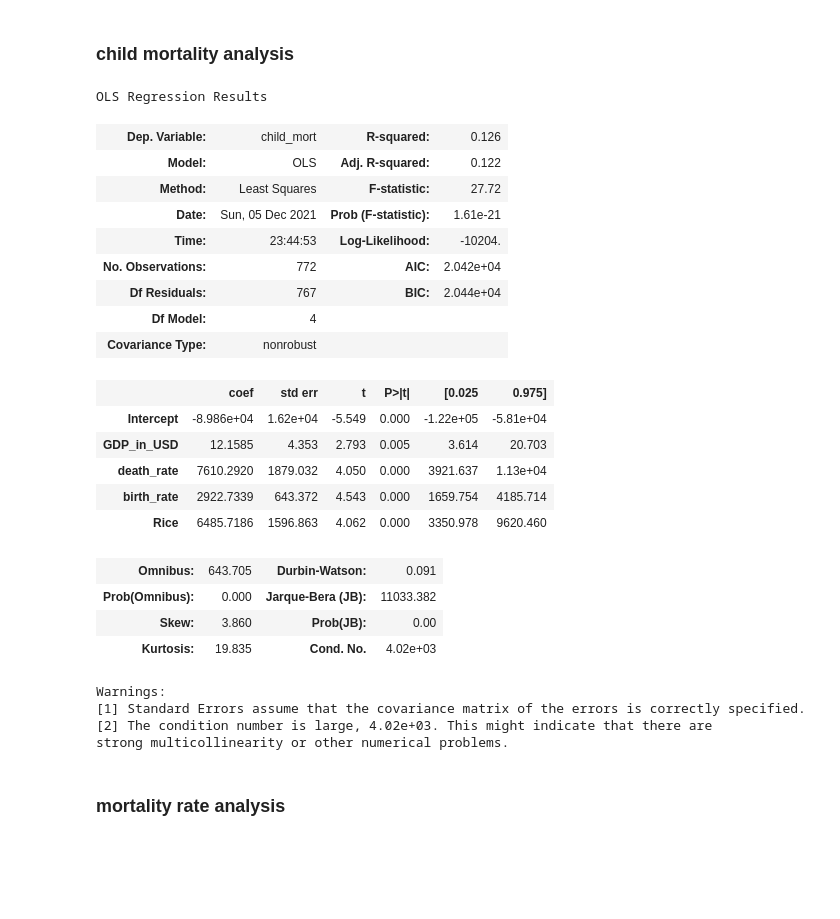
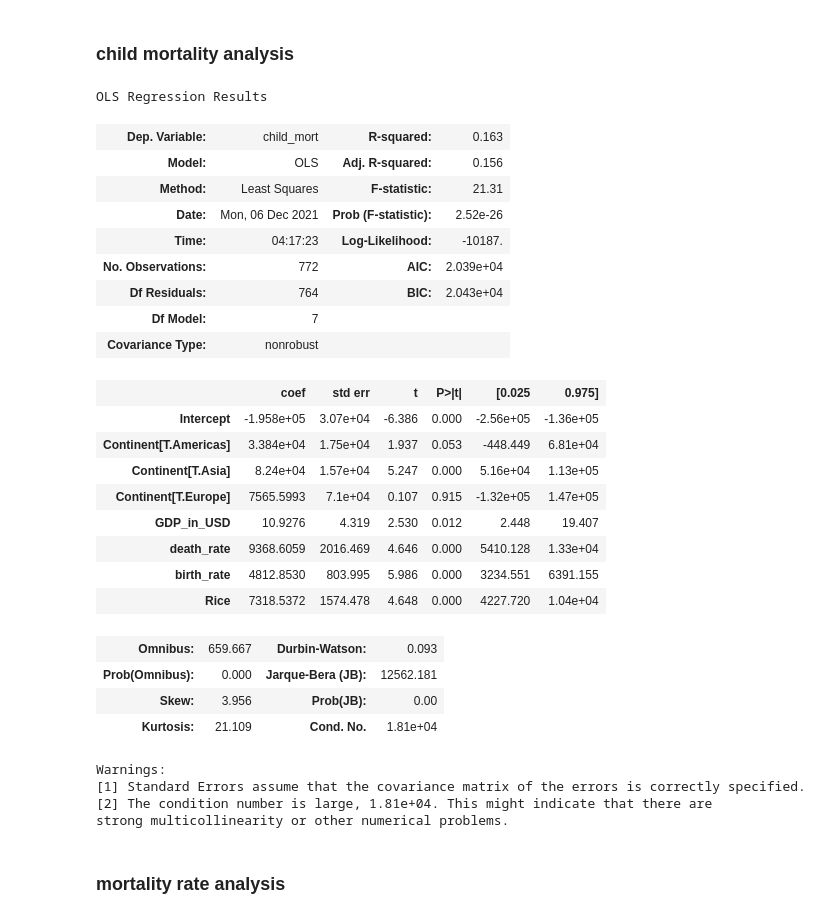
Before and after one commit to MaxSMCON/Group_2, a Jupyter notebook: Group_2_Stats.ipynb, the cells around one changed output. Saved outputs shown, nothing was run; the diff lists cells and outputs as text; code cells hidden in the pictures; blank space fills up the shorter version.

```diff
--- a/Group_2_Stats.ipynb
+++ b/Group_2_Stats.ipynb
@@ -939,5 +913,9 @@ df_test= pd.merge(
     # validate = 'many_to_one'
 )
 df_all = df_test.drop(['Units', 'Year'] , axis = 1)
+df_all = df_all.rename(columns = { 'Number of under-five deaths': 'child_mort',
+                                      'Death rate, crude (per 1,000 people)': 'death_rate',
+                                      'Birth rate, crude (per 1,000 people)': 'birth_rate',
+                                       'Population (historical estimates)': 'population'})
 df_all.head()
 # %% [output]
@@ -1003,0 +976,13 @@ df_currency.nunique()
+# %%
+# Join food and countries by region
+df_all = pd.merge(
+    df_all,
+    df_region,
+    # left_on=('Country'),
+    # right_on=('Country'),
+
+    how='left',
+    on = 'Country',
+    validate = 'many_to_one'
+)
+df_all.head()
@@ -1050,7 +1037,2 @@ Index(['index', 'Country', 'mp_year', 'Rice', 'Code',
        'GDP_in_USD', 'Continent', 'Region'],
       dtype='object')
-# %%
-df_every = df_every.rename(columns = { 'Number of under-five deaths': 'child_mort',
-                                      'Death rate, crude (per 1,000 people)': 'death_rate',
-                                      'Birth rate, crude (per 1,000 people)': 'birth_rate',
-                                       'Population (historical estimates)': 'population'})
@@ -1097,33 +1078,36 @@ strong multicollinearity or other numerical problems.
 # %% [markdown]
 ### child mortality analysis
 # %%
-m = sm.ols('child_mort ~ GDP_in_USD + death_rate + birth_rate + Rice ', data = df_every) # Model with just Rice and GDP
+m = sm.ols('child_mort ~ GDP_in_USD + death_rate + birth_rate + Rice + Continent ', data = df_every) # Model with just Rice and GDP
 m = m.fit()
 m.summary()
 # %% [output]
 OLS Regression Results
-| Dep. Variable: | child_mort | R-squared: | 0.126 |
-| Model: | OLS | Adj. R-squared: | 0.122 |
-| Method: | Least Squares | F-statistic: | 27.72 |
-| Date: | Sun, 05 Dec 2021 | Prob (F-statistic): | 1.61e-21 |
-| Time: | 23:44:53 | Log-Likelihood: | -10204. |
-| No. Observations: | 772 | AIC: | 2.042e+04 |
-| Df Residuals: | 767 | BIC: | 2.044e+04 |
-| Df Model: | 4 |  |  |
+| Dep. Variable: | child_mort | R-squared: | 0.163 |
+| Model: | OLS | Adj. R-squared: | 0.156 |
+| Method: | Least Squares | F-statistic: | 21.31 |
+| Date: | Mon, 06 Dec 2021 | Prob (F-statistic): | 2.52e-26 |
+| Time: | 04:17:23 | Log-Likelihood: | -10187. |
+| No. Observations: | 772 | AIC: | 2.039e+04 |
+| Df Residuals: | 764 | BIC: | 2.043e+04 |
+| Df Model: | 7 |  |  |
 | Covariance Type: | nonrobust |  |  |
 |  | coef | std err | t | P>|t| | [0.025 | 0.975] |
-| Intercept | -8.986e+04 | 1.62e+04 | -5.549 | 0.000 | -1.22e+05 | -5.81e+04 |
-| GDP_in_USD | 12.1585 | 4.353 | 2.793 | 0.005 | 3.614 | 20.703 |
-| death_rate | 7610.2920 | 1879.032 | 4.050 | 0.000 | 3921.637 | 1.13e+04 |
-| birth_rate | 2922.7339 | 643.372 | 4.543 | 0.000 | 1659.754 | 4185.714 |
-| Rice | 6485.7186 | 1596.863 | 4.062 | 0.000 | 3350.978 | 9620.460 |
+| Intercept | -1.958e+05 | 3.07e+04 | -6.386 | 0.000 | -2.56e+05 | -1.36e+05 |
+| Continent[T.Americas] | 3.384e+04 | 1.75e+04 | 1.937 | 0.053 | -448.449 | 6.81e+04 |
+| Continent[T.Asia] | 8.24e+04 | 1.57e+04 | 5.247 | 0.000 | 5.16e+04 | 1.13e+05 |
+| Continent[T.Europe] | 7565.5993 | 7.1e+04 | 0.107 | 0.915 | -1.32e+05 | 1.47e+05 |
+| GDP_in_USD | 10.9276 | 4.319 | 2.530 | 0.012 | 2.448 | 19.407 |
+| death_rate | 9368.6059 | 2016.469 | 4.646 | 0.000 | 5410.128 | 1.33e+04 |
+| birth_rate | 4812.8530 | 803.995 | 5.986 | 0.000 | 3234.551 | 6391.155 |
+| Rice | 7318.5372 | 1574.478 | 4.648 | 0.000 | 4227.720 | 1.04e+04 |
-| Omnibus: | 643.705 | Durbin-Watson: | 0.091 |
-| Prob(Omnibus): | 0.000 | Jarque-Bera (JB): | 11033.382 |
-| Skew: | 3.860 | Prob(JB): | 0.00 |
-| Kurtosis: | 19.835 | Cond. No. | 4.02e+03 |
+| Omnibus: | 659.667 | Durbin-Watson: | 0.093 |
+| Prob(Omnibus): | 0.000 | Jarque-Bera (JB): | 12562.181 |
+| Skew: | 3.956 | Prob(JB): | 0.00 |
+| Kurtosis: | 21.109 | Cond. No. | 1.81e+04 |
 Warnings:
 [1] Standard Errors assume that the covariance matrix of the errors is correctly specified.
-[2] The condition number is large, 4.02e+03. This might indicate that there are
+[2] The condition number is large, 1.81e+04. This might indicate that there are
 strong multicollinearity or other numerical problems.
 # %% [markdown]
 ### mortality rate analysis
```
Also changed, not shown: parts of 39 cells of this notebook.
